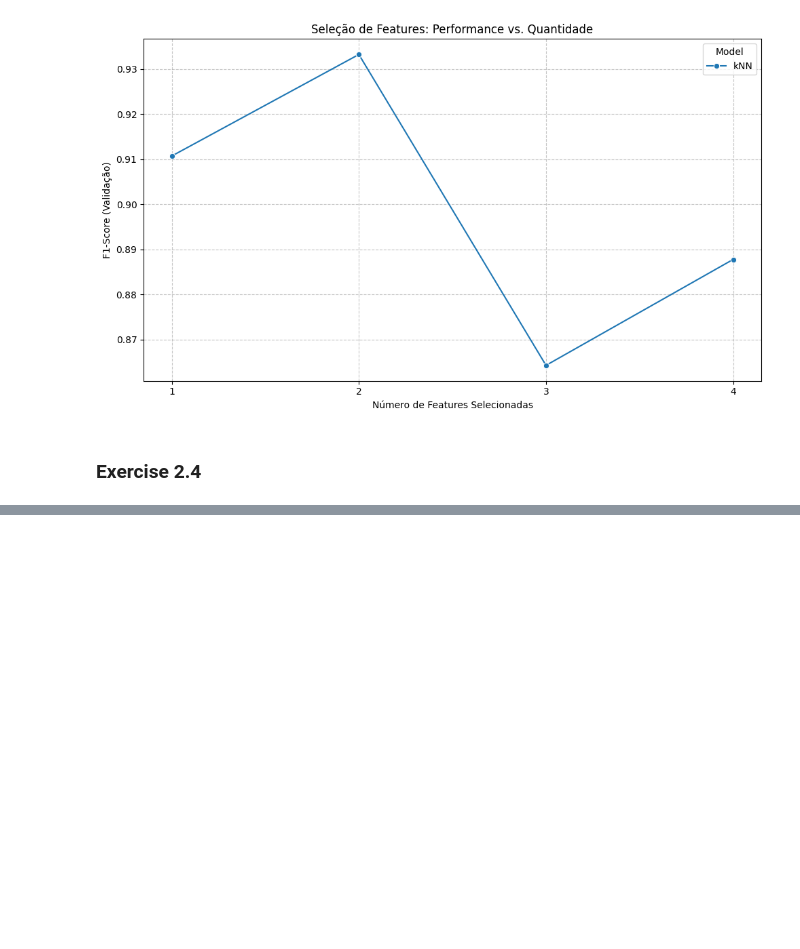
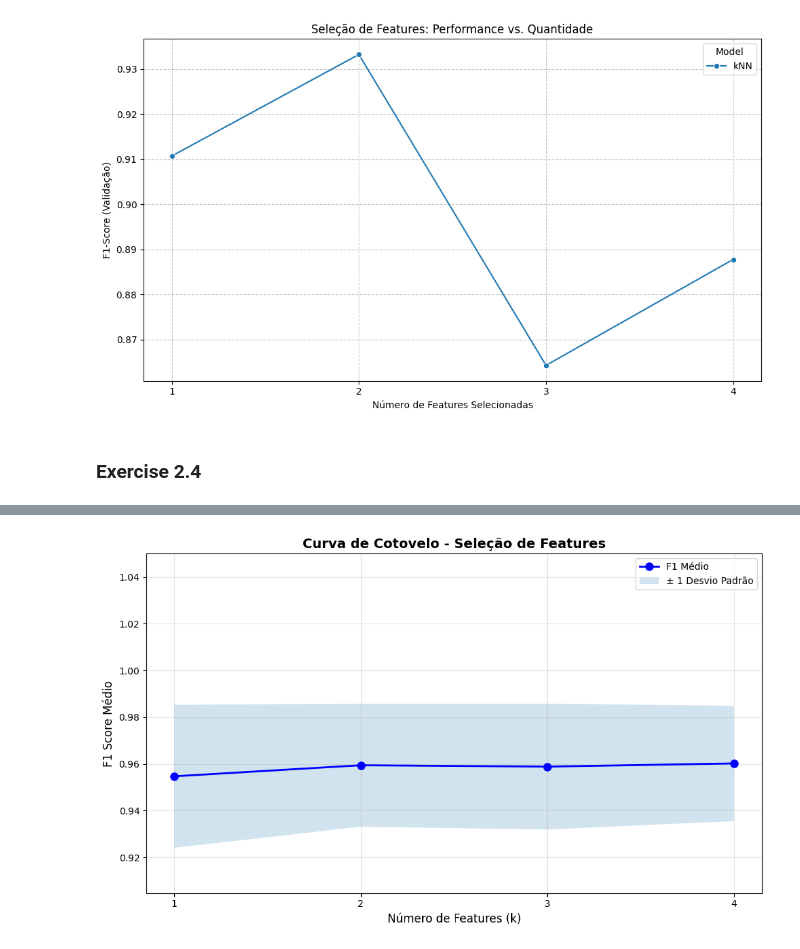
Before and after one commit to andreferraria453/tcdtp1, a Jupyter notebook: exercises/b_ex2.ipynb, the cells around one changed output, grey strips where cells are left out. Drawn from its saved outputs; the diff is of its cells as text; code cells hidden in the pictures; blank space fills up the shorter version.

```diff
--- a/exercises/b_ex2.ipynb
+++ b/exercises/b_ex2.ipynb
@@ -314,3 +372,91 @@ exp = Experiment(X, y, models, model_parameters)
 experiment_results=exp.run_cross_with_validation_feature_selection(n_repeats=10,number_of_folds=10,test_size=0.3)
 # %% [output]
 ### Exercise 2.4
+# %%
+def extract_elbow_data(results):
+    """
+    Extrai os dados para análise de cotovelo
+    """
+    all_curves = []
+
+    for exp in results:
+        for model in exp['models']:
+            if 'feature_selection_curve' in model:
+                curve = model['feature_selection_curve']
+                all_curves.append(curve)
+
+    # Organizar por número de features (k)
+    k_values = {}
+    for curve in all_curves:
+        for point in curve:
+            k = point['num_features']
+            f1 = point['val_f1']
+
+            if k not in k_values:
+                k_values[k] = []
+            k_values[k].append(f1)
+
+    # Calcular média para cada k
+    elbow_matrix = []
+    for k in sorted(k_values.keys()):
+        f1_scores = k_values[k]
+        avg_f1 = np.mean(f1_scores)
+        std_f1 = np.std(f1_scores)
+
+        elbow_matrix.append({
+            'k': k,
+            'avg_f1': avg_f1,
+            'std_f1': std_f1,
+            'num_samples': len(f1_scores)
+        })
+
+    return elbow_matrix
+
+# Calcular matriz de cotovelo
+elbow_data = extract_elbow_data(experiment_results)
+
+# Mostrar resultados
+print("=" * 60)
+print("MATRIZ DE COTOVELO - F1 MÉDIO POR NÚMERO DE FEATURES")
+print("=" * 60)
+print(f"{'K (Features)':<15} {'F1 Médio':<15} {'Desvio Padrão':<15} {'Amostras':<10}")
+print("-" * 60)
+
+for data in elbow_data:
+    print(f"{data['k']:<15} {data['avg_f1']:<15.4f} {data['std_f1']:<15.4f} {data['num_samples']:<10}")
+
+print("=" * 60)
+
+# Visualizar curva de cotovelo
+plt.figure(figsize=(10, 6))
+
+k_vals = [d['k'] for d in elbow_data]
+f1_vals = [d['avg_f1'] for d in elbow_data]
+std_vals = [d['std_f1'] for d in elbow_data]
+
+plt.plot(k_vals, f1_vals, 'bo-', linewidth=2, markersize=8, label='F1 Médio')
+plt.fill_between(k_vals,
+                 np.array(f1_vals) - np.array(std_vals),
+                 np.array(f1_vals) + np.array(std_vals),
+                 alpha=0.2, label='± 1 Desvio Padrão')
+
+plt.xlabel('Número de Features (k)', fontsize=12)
+plt.ylabel('F1 Score Médio', fontsize=12)
+plt.title('Curva de Cotovelo - Seleção de Features', fontsize=14, fontweight='bold')
+plt.grid(True, alpha=0.3)
+plt.legend()
+plt.xticks(k_vals)
+plt.ylim([min(f1_vals) - 0.05, 1.05])
+
+plt.tight_layout()
+plt.show()
+
+# Encontrar o "cotovelo" (ponto de maior ganho marginal)
+print("\nANÁLISE DE GANHO MARGINAL:")
+print("-" * 60)
+for i in range(1, len(elbow_data)):
+    prev_f1 = elbow_data[i-1]['avg_f1']
+    curr_f1 = elbow_data[i]['avg_f1']
+    gain = curr_f1 - prev_f1
+    print(f"k={elbow_data[i-1]['k']} → k={elbow_data[i]['k']}: Ganho = {gain:.4f}")
+# %% [output]
@@ -316,0 +473 @@ experiment_results=exp.run_cross_with_validation_feature_selection(n_repeats=10,
+[figure, added]
```
Also changed, not shown: parts of 3 cells of this notebook, 22 other files.
